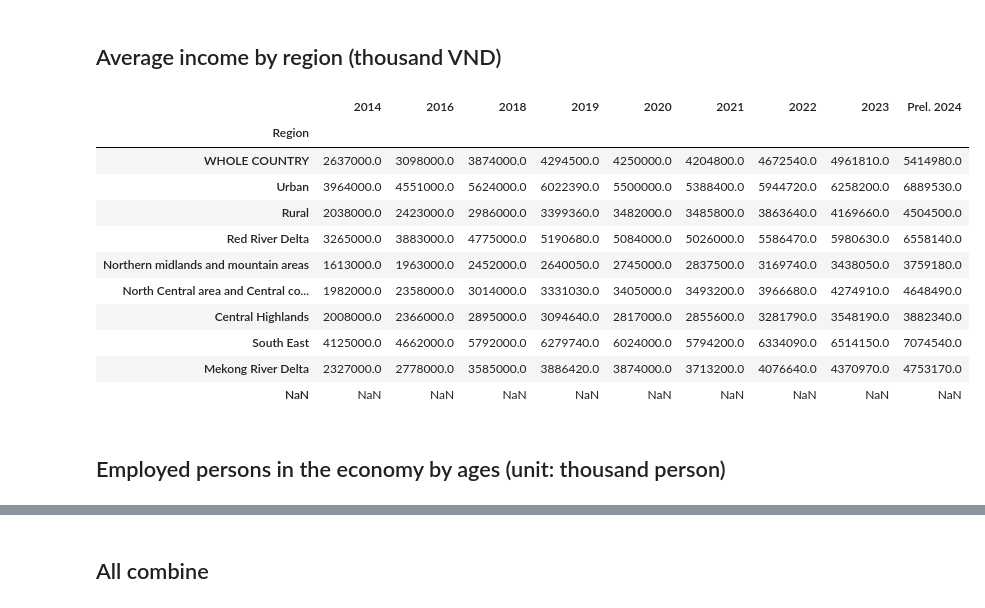
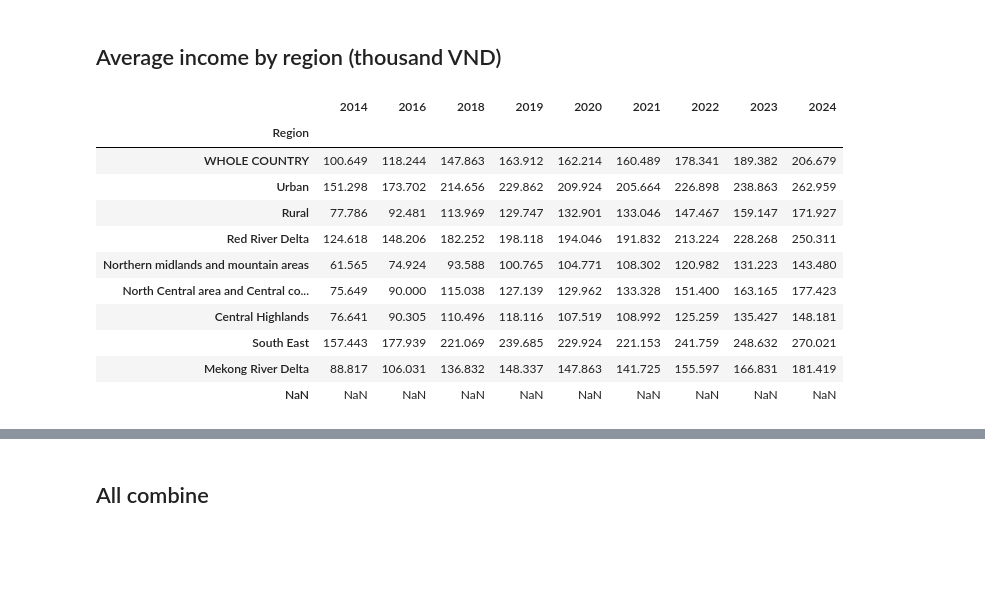
Before and after one commit to quocan91tc/DALAS_Project, a Jupyter notebook: main.ipynb, the cells around one changed output, grey strips where cells are left out. Cells and saved outputs as stored; diff of their text form; code cells hidden in the pictures; blank space fills up the shorter version.

```diff
--- a/main.ipynb
+++ b/main.ipynb
@@ -496,30 +542,29 @@ np.float64(1239.0)
 # %%
 df_avg_income = pd.read_csv('data/VN_avg_monthly_income_1424.csv', header=1)
 # Normalize pivot column name
 df_avg_income = df_avg_income.rename(columns={'Residence and region': 'Region'})
+df_avg_income.columns = df_avg_income.columns.str.replace("Prel. ", "")
 
 # Set Region column as index
 df_avg_income = df_avg_income.set_index('Region')
 
 # 1. Get a list of the numeric column names
 numeric_cols = df_avg_income.select_dtypes(include=np.number).columns
 
 # 2. convert from VND to USD with the rate 1 USD = 26200 VND
-df_avg_income[numeric_cols] = df_avg_income[numeric_cols] * 1000
+df_avg_income[numeric_cols] = np.round(df_avg_income[numeric_cols] * 1000 / 26200, 3)
 
 df_avg_income
 # %% [output]
-|  | 2014 | 2016 | 2018 | 2019 | 2020 | 2021 | 2022 | 2023 | Prel. 2024 |
+|  | 2014 | 2016 | 2018 | 2019 | 2020 | 2021 | 2022 | 2023 | 2024 |
 | Region |  |  |  |  |  |  |  |  |  |
-| WHOLE COUNTRY | 2637000.0 | 3098000.0 | 3874000.0 | 4294500.0 | 4250000.0 | 4204800.0 | 4672540.0 | 4961810.0 | 5414980.0 |
-| Urban | 3964000.0 | 4551000.0 | 5624000.0 | 6022390.0 | 5500000.0 | 5388400.0 | 5944720.0 | 6258200.0 | 6889530.0 |
-| Rural | 2038000.0 | 2423000.0 | 2986000.0 | 3399360.0 | 3482000.0 | 3485800.0 | 3863640.0 | 4169660.0 | 4504500.0 |
-| Red River Delta | 3265000.0 | 3883000.0 | 4775000.0 | 5190680.0 | 5084000.0 | 5026000.0 | 5586470.0 | 5980630.0 | 6558140.0 |
-| Northern midlands and mountain areas | 1613000.0 | 1963000.0 | 2452000.0 | 2640050.0 | 2745000.0 | 2837500.0 | 3169740.0 | 3438050.0 | 3759180.0 |
-| North Central area and Central co... | 1982000.0 | 2358000.0 | 3014000.0 | 3331030.0 | 3405000.0 | 3493200.0 | 3966680.0 | 4274910.0 | 4648490.0 |
-| Central Highlands | 2008000.0 | 2366000.0 | 2895000.0 | 3094640.0 | 2817000.0 | 2855600.0 | 3281790.0 | 3548190.0 | 3882340.0 |
-| South East | 4125000.0 | 4662000.0 | 5792000.0 | 6279740.0 | 6024000.0 | 5794200.0 | 6334090.0 | 6514150.0 | 7074540.0 |
-| Mekong River Delta | 2327000.0 | 2778000.0 | 3585000.0 | 3886420.0 | 3874000.0 | 3713200.0 | 4076640.0 | 4370970.0 | 4753170.0 |
+| WHOLE COUNTRY | 100.649 | 118.244 | 147.863 | 163.912 | 162.214 | 160.489 | 178.341 | 189.382 | 206.679 |
+| Urban | 151.298 | 173.702 | 214.656 | 229.862 | 209.924 | 205.664 | 226.898 | 238.863 | 262.959 |
+| Rural | 77.786 | 92.481 | 113.969 | 129.747 | 132.901 | 133.046 | 147.467 | 159.147 | 171.927 |
+| Red River Delta | 124.618 | 148.206 | 182.252 | 198.118 | 194.046 | 191.832 | 213.224 | 228.268 | 250.311 |
+| Northern midlands and mountain areas | 61.565 | 74.924 | 93.588 | 100.765 | 104.771 | 108.302 | 120.982 | 131.223 | 143.480 |
+| North Central area and Central co... | 75.649 | 90.000 | 115.038 | 127.139 | 129.962 | 133.328 | 151.400 | 163.165 | 177.423 |
+| Central Highlands | 76.641 | 90.305 | 110.496 | 118.116 | 107.519 | 108.992 | 125.259 | 135.427 | 148.181 |
+| South East | 157.443 | 177.939 | 221.069 | 239.685 | 229.924 | 221.153 | 241.759 | 248.632 | 270.021 |
+| Mekong River Delta | 88.817 | 106.031 | 136.832 | 148.337 | 147.863 | 141.725 | 155.597 | 166.831 | 181.419 |
 | NaN | NaN | NaN | NaN | NaN | NaN | NaN | NaN | NaN | NaN |
-# %% [markdown]
-## Employed persons in the economy by ages (unit: thousand person)
```
Also changed, not shown: parts of 45 cells of this notebook.
